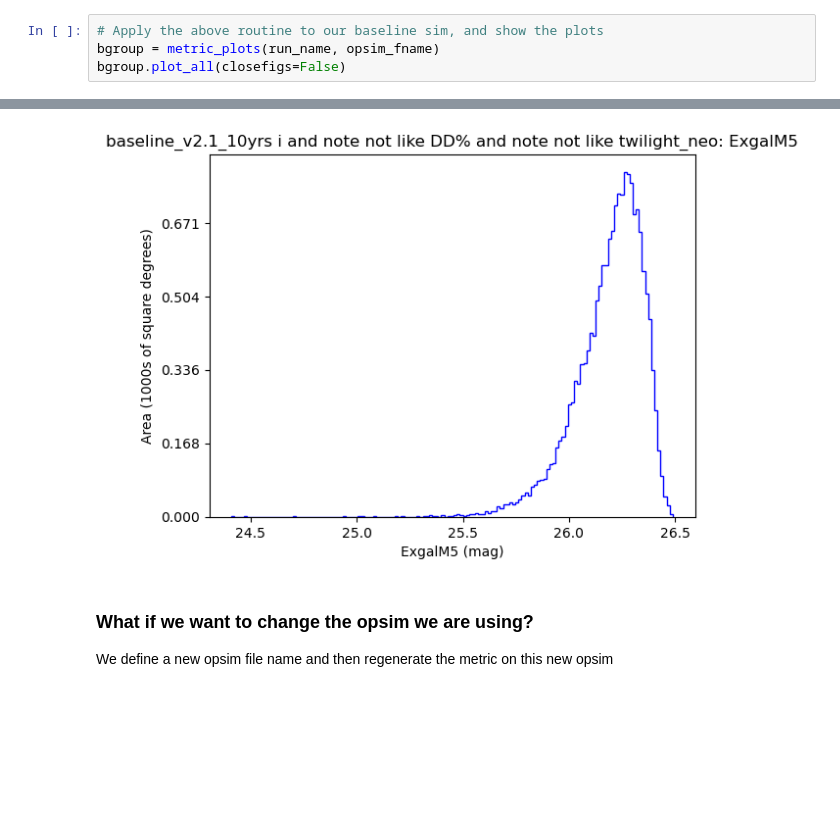
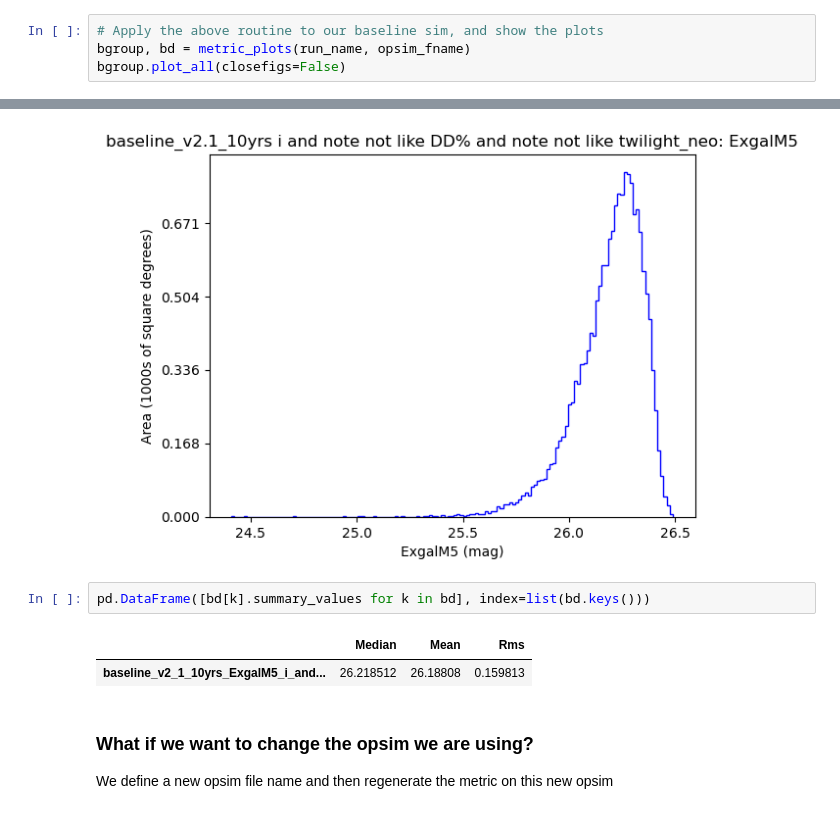
Before and after one commit to LSSTDESC/ObsStrat, a Jupyter notebook: code/meanz_uniformity/iband_lim.ipynb, the cells around one changed output, grey strips where cells are left out. Drawn from its saved outputs; the diff is of its cells as text; blank space fills up the shorter version.

```diff
--- a/code/meanz_uniformity/iband_lim.ipynb
+++ b/code/meanz_uniformity/iband_lim.ipynb
@@ -73,11 +113,16 @@ def metric_plots(use_run_name, use_opsim_fname, use_metric=maf.ExgalM5(), use_co
 # %%
 # Apply the above routine to our baseline sim, and show the plots
-bgroup = metric_plots(run_name, opsim_fname)
+bgroup, bd = metric_plots(run_name, opsim_fname)
 bgroup.plot_all(closefigs=False)
 # %% [output]
 Healpix slicer using NSIDE=64, approximate resolution 54.967783 arcminutes
 [figure]
 [figure]
+# %%
+pd.DataFrame([bd[k].summary_values for k in bd], index=list(bd.keys()))
+# %% [output]
+|  | Median | Mean | Rms |
+| baseline_v2_1_10yrs_ExgalM5_i_and... | 26.218512 | 26.18808 | 0.159813 |
 # %% [markdown]
 ### What if we want to change the opsim we are using?
 We define a new opsim file name and then regenerate the metric on this new opsim
```
Also changed, not shown: parts of 8 cells of this notebook.
